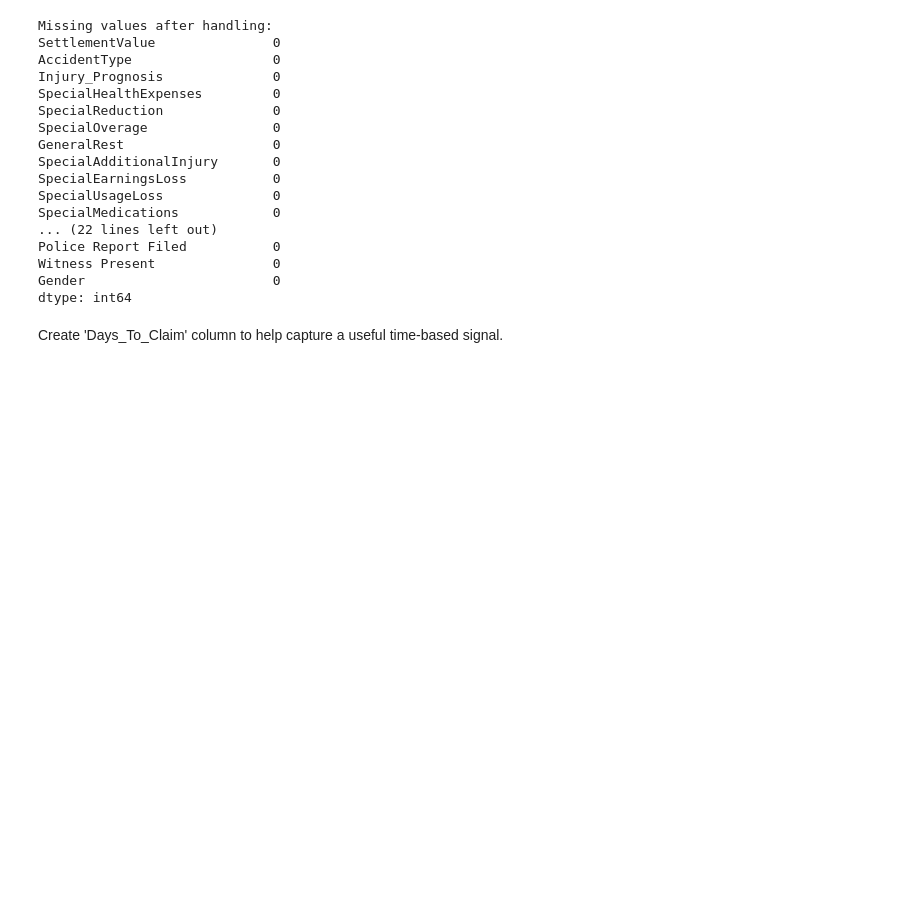
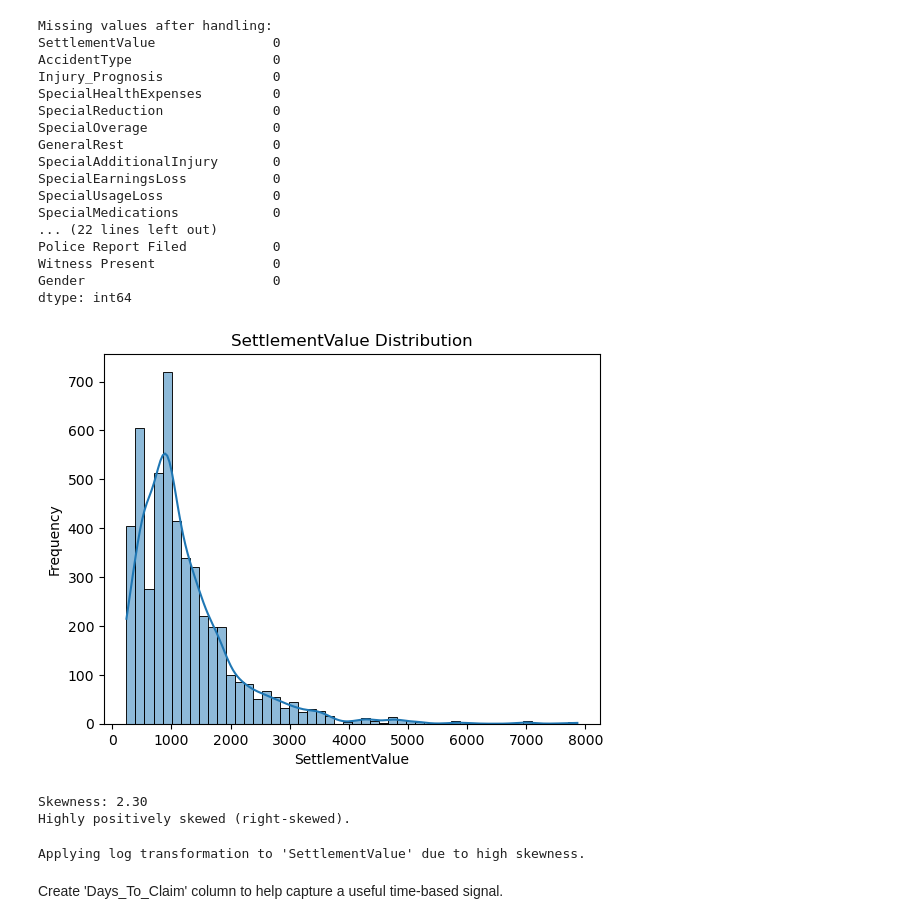
Before and after one commit to y2-htay/insurance-claim-predictor, a Jupyter notebook: AI-Stuff/Vanessa/catBoost_regression_model.ipynb, the cells around one changed output. Saved outputs shown, nothing was run; the diff lists cells and outputs as text; code cells hidden in the pictures; blank space fills up the shorter version.

```diff
--- a/AI-Stuff/Vanessa/catBoost_regression_model.ipynb
+++ b/AI-Stuff/Vanessa/catBoost_regression_model.ipynb
@@ -94,6 +97,40 @@ Police Report Filed           0
 Witness Present               0
 Gender                        0
 dtype: int64
+# %%
+# Check for skewedness
+
+# 1. Quick visual inspection
+sns.histplot(df['SettlementValue'], bins=50, kde=True)
+plt.title("SettlementValue Distribution")
+plt.xlabel("SettlementValue")
+plt.ylabel("Frequency")
+plt.show()
+
+# 2. Calculate skewness
+skewness = stats.skew(df['SettlementValue'])
+print(f"Skewness: {skewness:.2f}")
+
+# 3. Interpretation
+if skewness > 1:
+    print("Highly positively skewed (right-skewed).")
+elif skewness < -1:
+    print("Highly negatively skewed (left-skewed).")
+elif 0.5 < skewness <= 1 or -1 <= skewness < -0.5:
+    print("Moderately skewed.")
+else:
+    print("Fairly symmetric.")
+# %% [output]
+[figure, added]
+Skewness: 2.30
+Highly positively skewed (right-skewed).
+# %%
+# Log transformation if highly skewed
+if skewness > 1 or skewness < -1:
+    print("Applying log transformation to 'SettlementValue' due to high skewness.")
+    df['SettlementValue'] = np.log1p(df['SettlementValue'])
+# %% [output]
+Applying log transformation to 'SettlementValue' due to high skewness.
 # %% [markdown]
 Create 'Days_To_Claim' column to help capture a useful time-based signal.
 # %%
```
Also changed, not shown: parts of 19 cells of this notebook.
